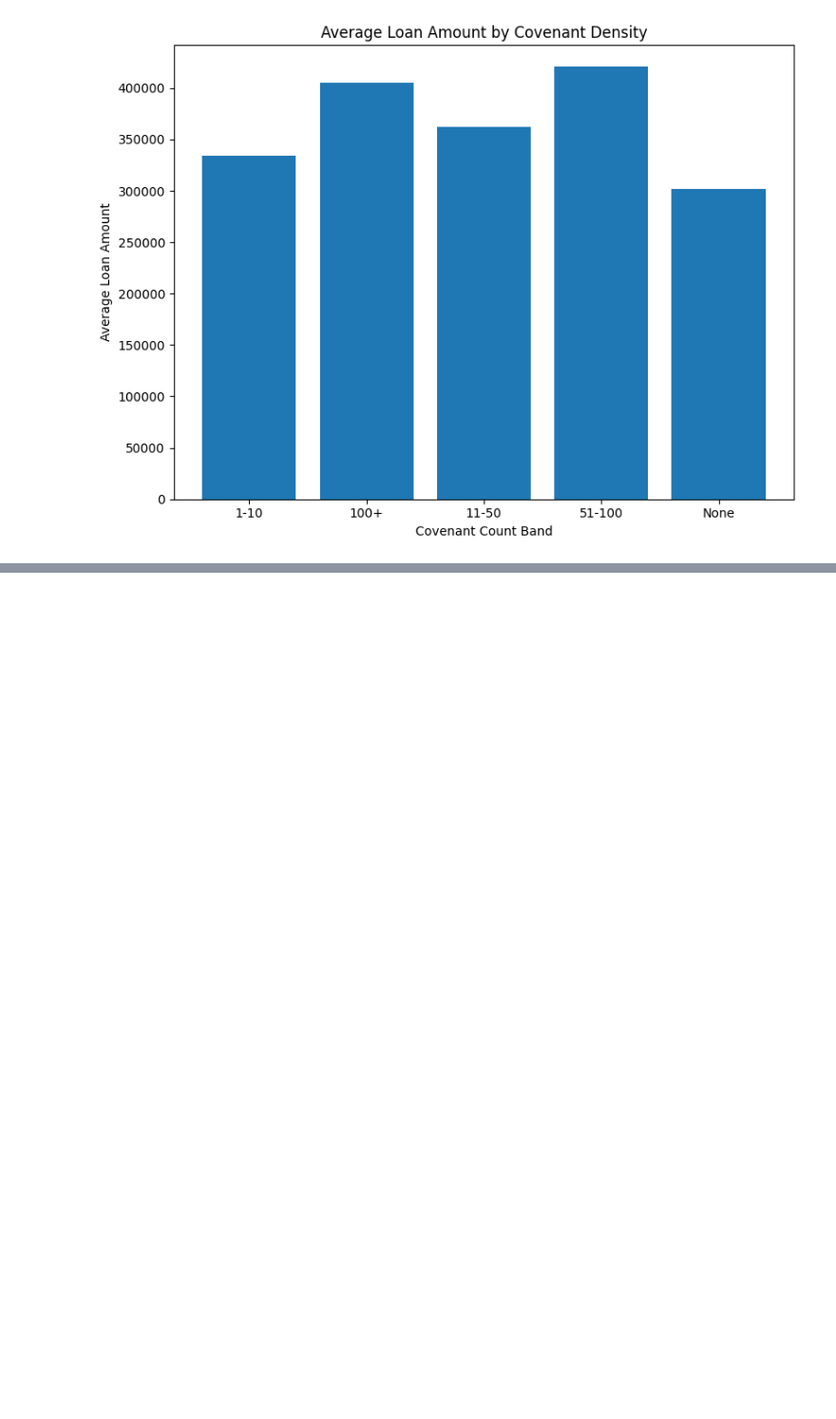
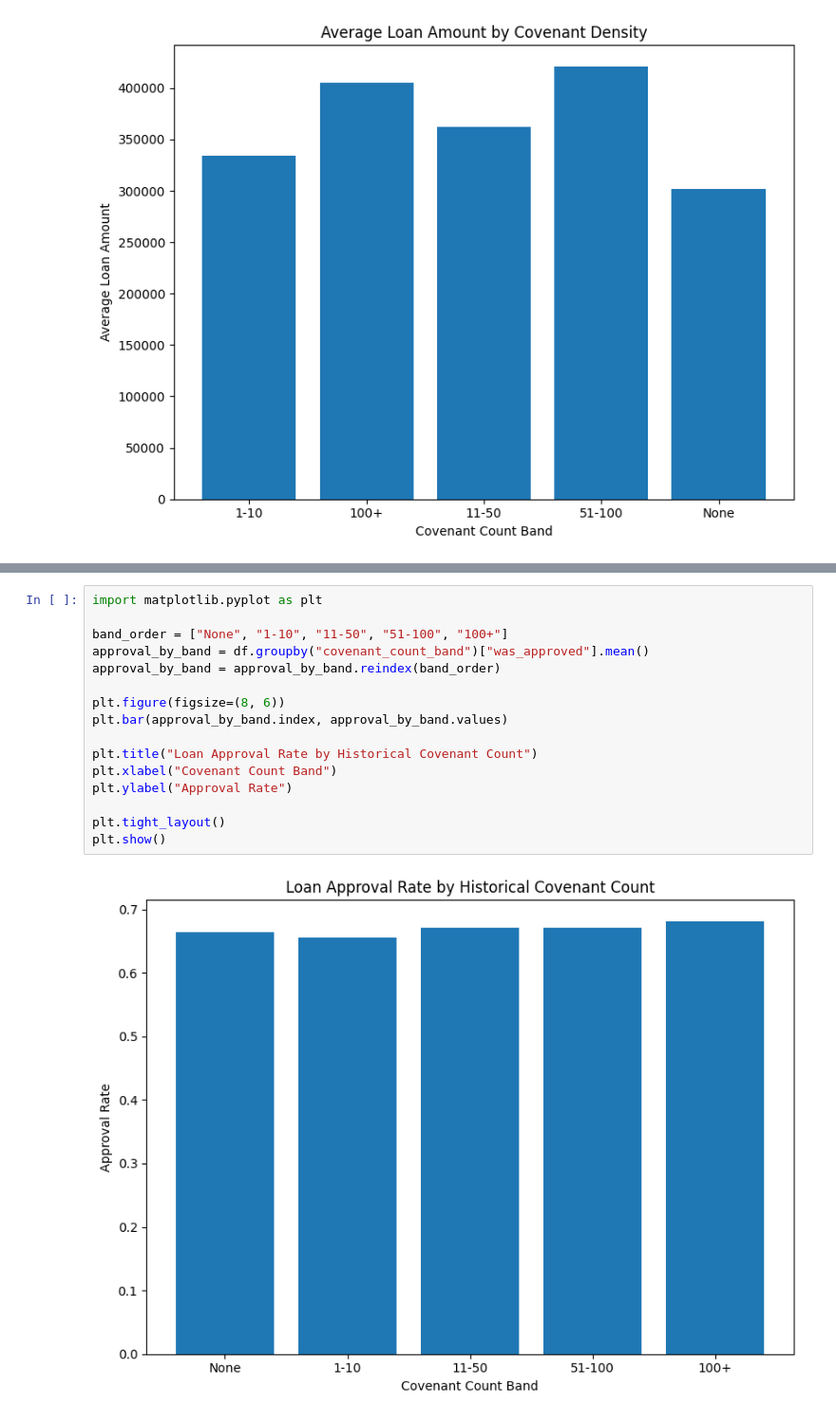
Before and after one commit to 2000031041-ShivaChary196/DATA6550-HOUSING-BIAS, a Jupyter notebook: CODE/Beladiya.ipynb, the cells around one changed output, grey strips where cells are left out. Shown at 95% size. Cells and saved outputs as stored; diff of their text form; blank space fills up the shorter version.

```diff
--- a/CODE/Beladiya.ipynb
+++ b/CODE/Beladiya.ipynb
@@ -285,0 +476,18 @@ plt.show()
+# %%
+import matplotlib.pyplot as plt
+
+band_order = ["None", "1-10", "11-50", "51-100", "100+"]
+approval_by_band = df.groupby("covenant_count_band")["was_approved"].mean()
+approval_by_band = approval_by_band.reindex(band_order)
+
+plt.figure(figsize=(8, 6))
+plt.bar(approval_by_band.index, approval_by_band.values)
+
+plt.title("Loan Approval Rate by Historical Covenant Count")
+plt.xlabel("Covenant Count Band")
+plt.ylabel("Approval Rate")
+
+plt.tight_layout()
+plt.show()
+# %% [output]
+[figure, added]
```
Also changed, not shown: parts of 47 cells of this notebook.
